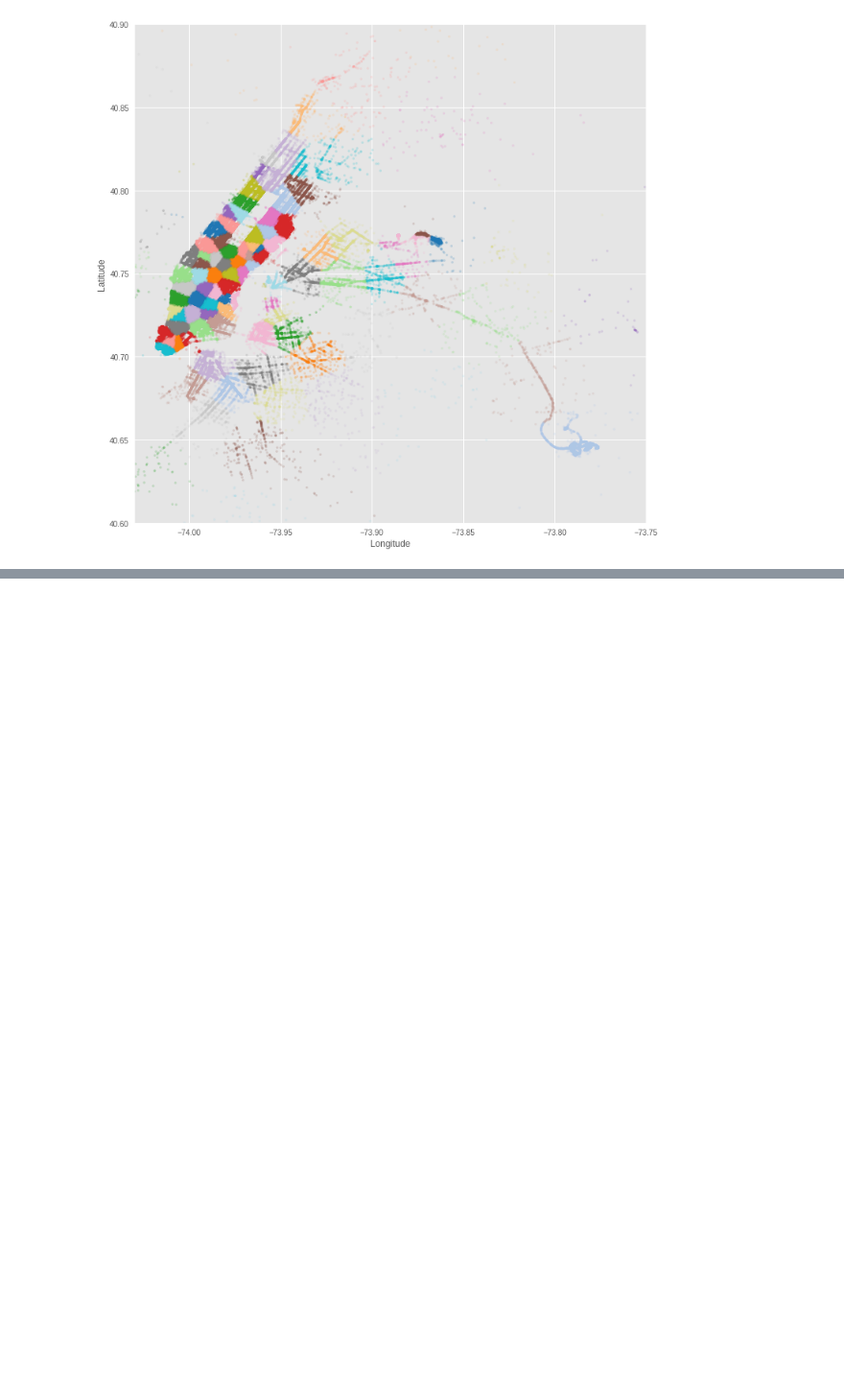
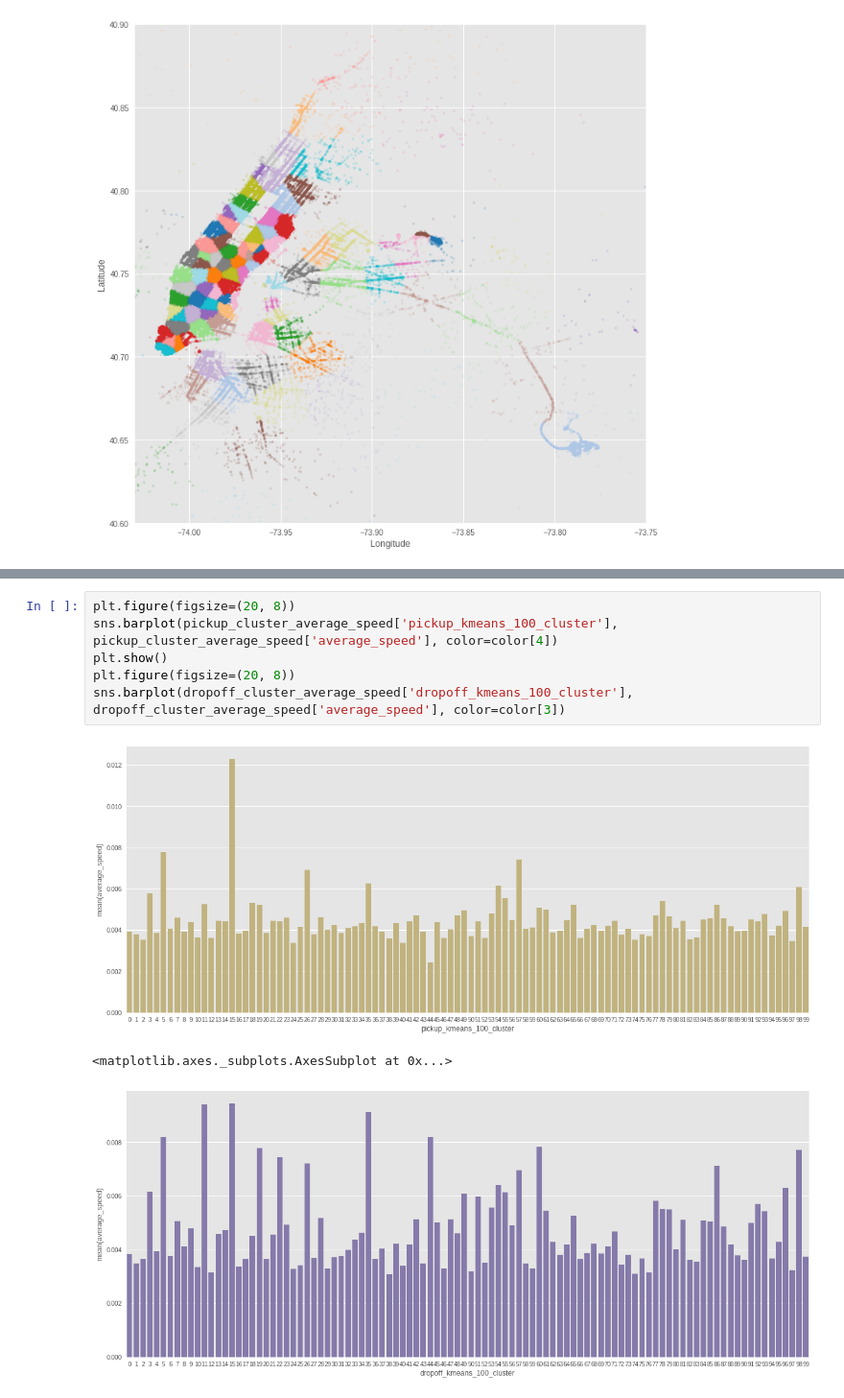
Before and after one commit to SunnyMarkLiu/Kaggle_NYC_Taxi_Trip_Duration, a Jupyter notebook: features/Feature Engineering.ipynb, the cells around one changed output, grey strips where cells are left out. Shown at 96% size. Cells and saved outputs as stored; diff of their text form; blank space fills up the shorter version.

```diff
--- a/features/Feature Engineering.ipynb
+++ b/features/Feature Engineering.ipynb
@@ -334,0 +359,10 @@ plt.show()
+# %%
+plt.figure(figsize=(20, 8))
+sns.barplot(pickup_cluster_average_speed['pickup_kmeans_100_cluster'], pickup_cluster_average_speed['average_speed'], color=color[4])
+plt.show()
+plt.figure(figsize=(20, 8))
+sns.barplot(dropoff_cluster_average_speed['dropoff_kmeans_100_cluster'], dropoff_cluster_average_speed['average_speed'], color=color[3])
+# %% [output]
+[figure, added]
+<matplotlib.axes._subplots.AxesSubplot at 0x...>
+[figure, added]
```
Also changed, not shown: parts of 18 cells of this notebook.
